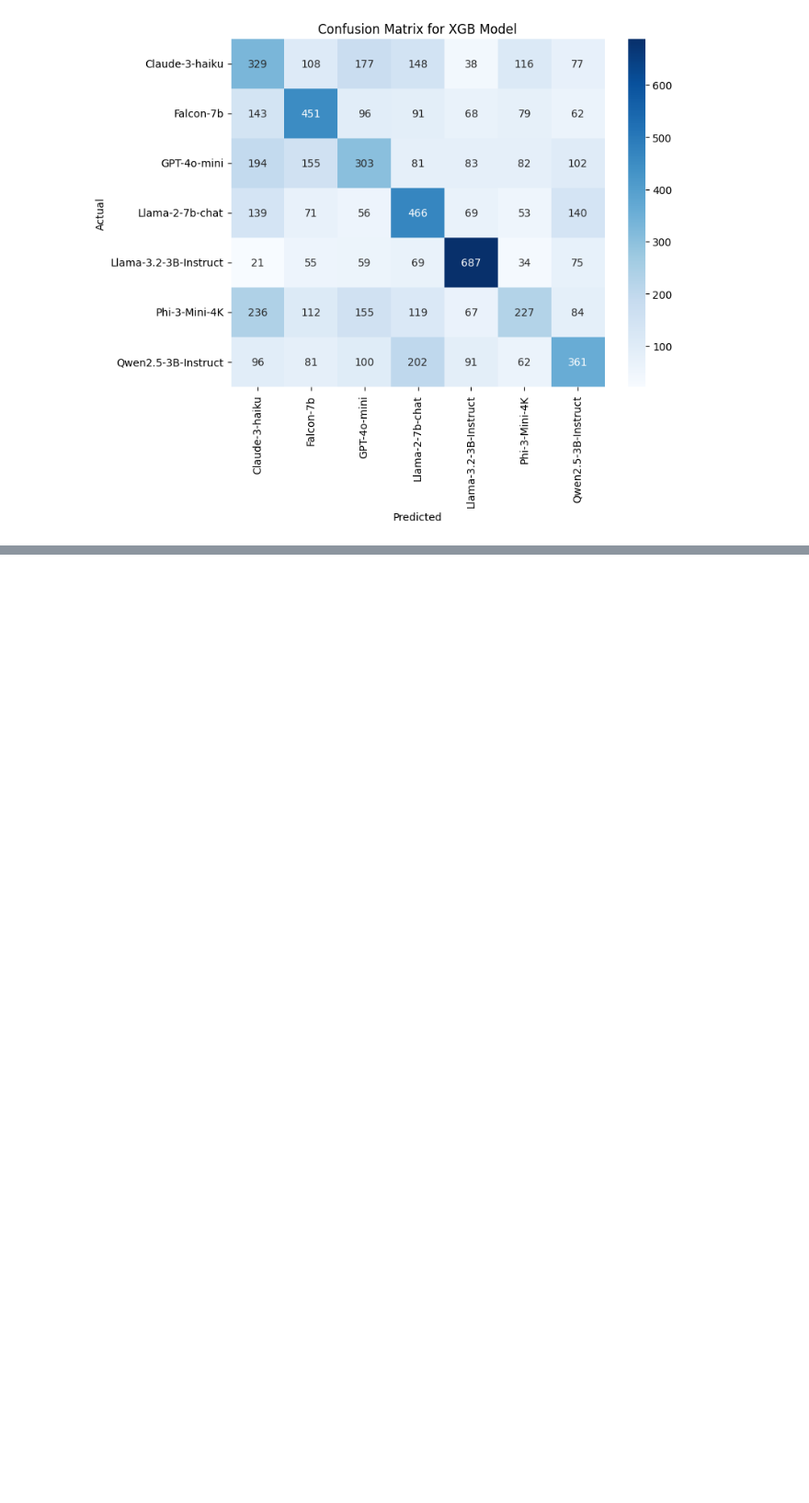
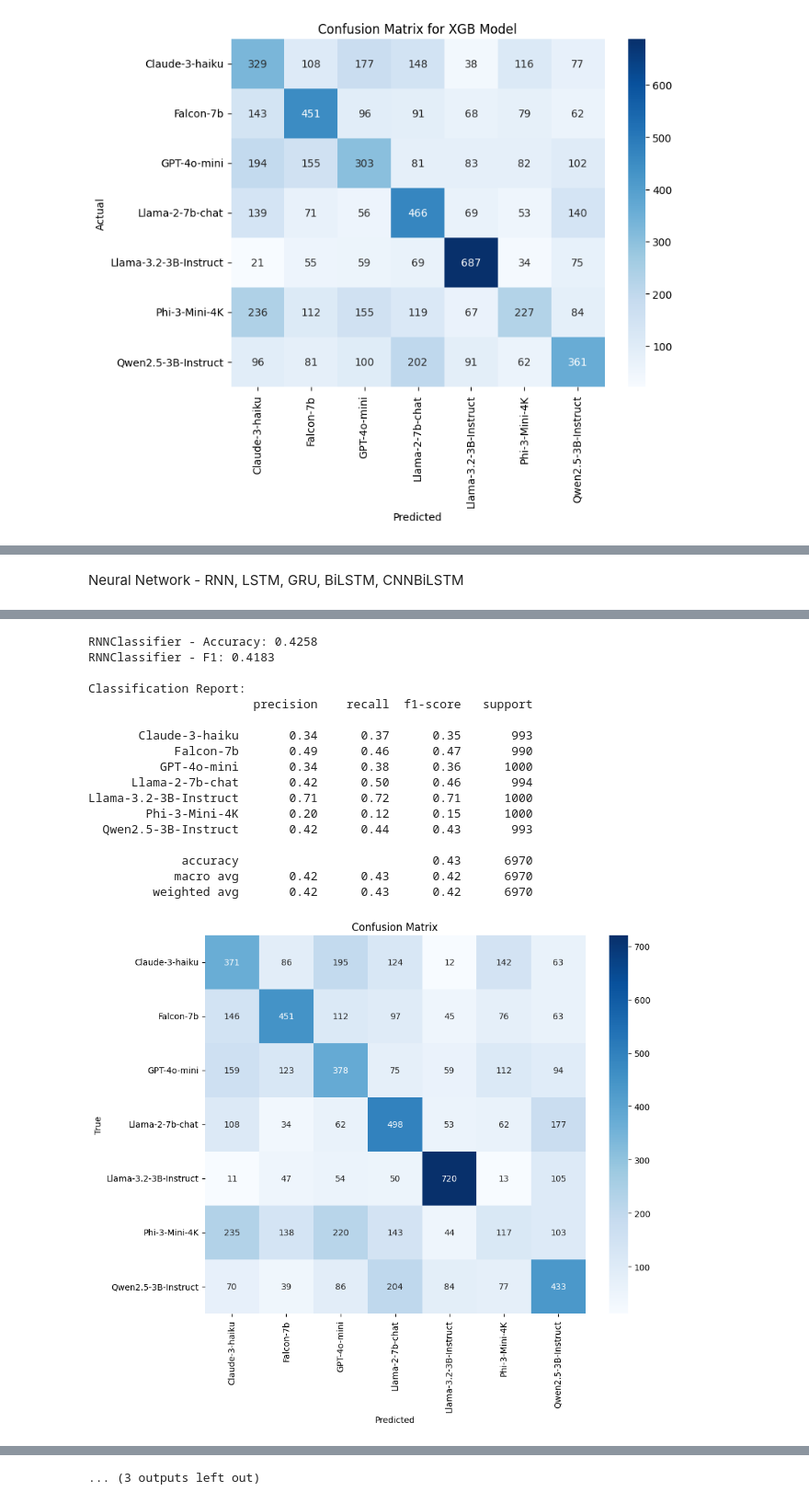
Before and after one commit to flametom/PSU_CSE584_Midterm, a Jupyter notebook: main.ipynb, the cells around one changed output, grey strips where cells are left out. Shown at 92% size. Saved outputs shown, nothing was run; the diff lists cells and outputs as text; code cells hidden in the pictures; blank space fills up the shorter version.

Commit message:
2nd upload
NN model evaluated and some encoder based (with transformer) model evaluated

```diff
--- a/main.ipynb
+++ b/main.ipynb
@@ -605,0 +581,56 @@ SWAP 사용률: 0.0%
+# %% [markdown]
+Neural Network - RNN, LSTM, GRU, BiLSTM, CNNBiLSTM
+# %%
+from Model_Evaluation.base_model_NN import train_and_evaluate_NN
+from Model_Evaluation.base_model_NN import RNNClassifier, LSTMClassifier, GRUClassifier, BiLSTMClassifier, CNNBiLSTMClassifier
+
+from transformers import DebertaV2Model, DebertaV2Config, DebertaV2Tokenizer
+tokenizer = DebertaV2Tokenizer.from_pretrained('microsoft/deberta-v3-base')
+
+vocab_size = tokenizer.vocab_size  # 예시 값
+embed_dim = 256
+hidden_dim = 512
+num_classes = 7
+weight_decay = 0.02
+num_epochs=50
+patience=10
+val_split=0.2
+max_len=128
+batch_size=32
+save_model_flag = False
+
+# RNNClassifier
+rnn_results = train_and_evaluate_NN(
+    RNNClassifier, X_train_val, X_test, y_train_val, y_test, label_encoder, tokenizer,
+    embed_dim, hidden_dim, max_len, batch_size, num_epochs, patience, val_split, save_model_flag
+)
+# print("RNN Results:", rnn_results)
+
+# LSTMClassifier
+lstm_results = train_and_evaluate_NN(
+    LSTMClassifier, X_train_val, X_test, y_train_val, y_test, label_encoder, tokenizer,
+    embed_dim, hidden_dim, max_len, batch_size, num_epochs, patience, val_split, save_model_flag
+)
+# print("LSTM Results:", lstm_results)
+
+# GRUClassifier
+gru_results = train_and_evaluate_NN(
+    GRUClassifier, X_train_val, X_test, y_train_val, y_test, label_encoder, tokenizer,
+    embed_dim, hidden_dim, max_len, batch_size, num_epochs, patience, val_split, save_model_flag
+)
+# print("GRU Results:", gru_results)
+
+#BiLSTMClassifier
+Bilstm_result = train_and_evaluate_NN(
+    BiLSTMClassifier, X_train_val, X_test, y_train_val, y_test, label_encoder, tokenizer,
+    embed_dim, hidden_dim, max_len, batch_size, num_epochs, patience, val_split, save_model_flag
+)
+# print("BiLSTM Results:", Bilstm_result)
+
+#CNNBiLSTMClassifier
+cnnBilstm_results = train_and_evaluate_NN(
+    CNNBiLSTMClassifier, X_train_val, X_test, y_train_val, y_test, label_encoder, tokenizer,
+    embed_dim, hidden_dim, max_len, batch_size, num_epochs, patience, val_split, save_model_flag
+)
+# print("CNNBiLSTM Results:", cnnBilstm_results)
+# %% [output]
@@ -605,0 +654,18 @@ SWAP 사용률: 0.0%
+RNNClassifier - Accuracy: 0.4258
+RNNClassifier - F1: 0.4183
+
+Classification Report:
+                       precision    recall  f1-score   support
+
+       Claude-3-haiku       0.34      0.37      0.35       993
+            Falcon-7b       0.49      0.46      0.47       990
+          GPT-4o-mini       0.34      0.38      0.36      1000
+      Llama-2-7b-chat       0.42      0.50      0.46       994
+Llama-3.2-3B-Instruct       0.71      0.72      0.71      1000
+        Phi-3-Mini-4K       0.20      0.12      0.15      1000
+  Qwen2.5-3B-Instruct       0.42      0.44      0.43       993
+
+             accuracy                           0.43      6970
+            macro avg       0.42      0.43      0.42      6970
+         weighted avg       0.42      0.43      0.42      6970
+[figure, added]
@@ -605,0 +776 @@ SWAP 사용률: 0.0%
+... (3 outputs left out)
```
Also changed, not shown: parts of 16 cells of this notebook, 5 other files.
